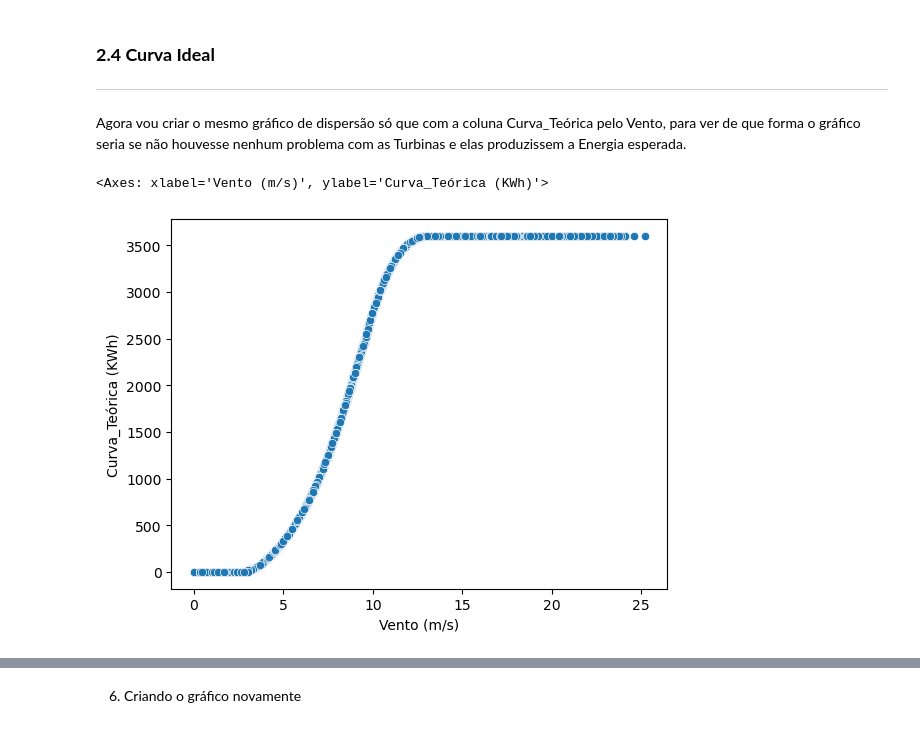
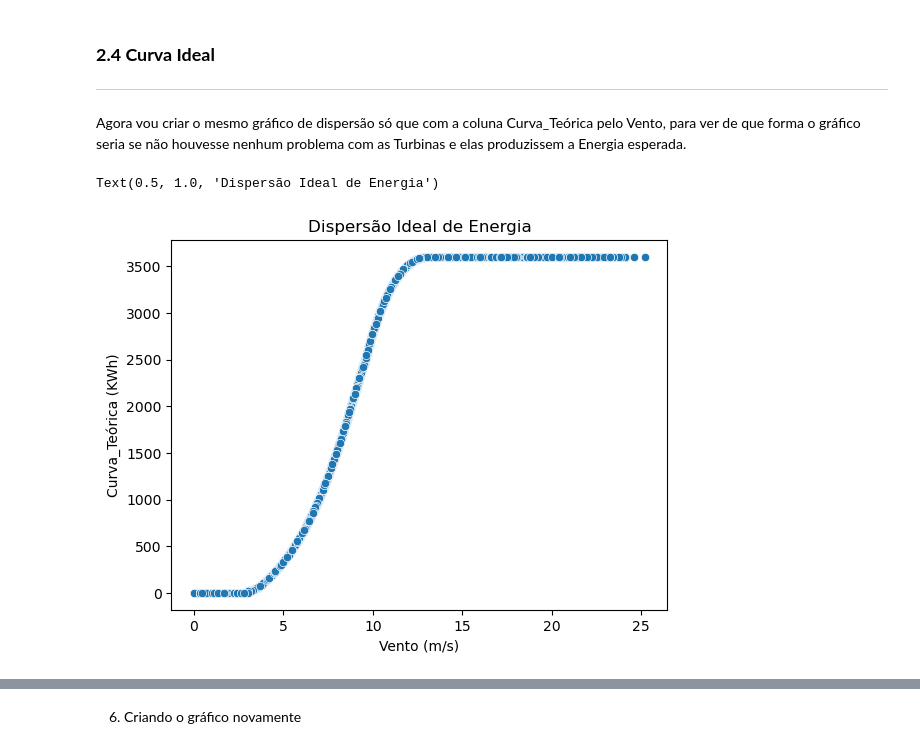
Before and after one commit to EduarAmaral/analisedados, a Jupyter notebook: EnergiaSolar.ipynb, the cells around one changed output, grey strips where cells are left out. Cells and saved outputs as stored; diff of their text form; code cells hidden in the pictures.

```diff
--- a/EnergiaSolar.ipynb
+++ b/EnergiaSolar.ipynb
@@ -96,6 +98,7 @@ sns.scatterplot(data=Energia, x='Vento (m/s)', y='Potência (kW)')
 Agora vou criar o mesmo gráfico de dispersão só que com a coluna Curva_Teórica pelo Vento, para ver de que forma o gráfico seria se não houvesse nenhum problema com as Turbinas e elas produzissem a Energia esperada.
 # %%
 sns.scatterplot(data=Energia, x='Vento (m/s)', y='Curva_Teórica (KWh)')
+plt.title('Dispersão Ideal de Energia')
 # %% [output]
-<Axes: xlabel='Vento (m/s)', ylabel='Curva_Teórica (KWh)'>
+Text(0.5, 1.0, 'Dispersão Ideal de Energia')
-[figure, old version]
+[figure, new version]
```
Also changed, not shown: parts of 18 cells of this notebook.
